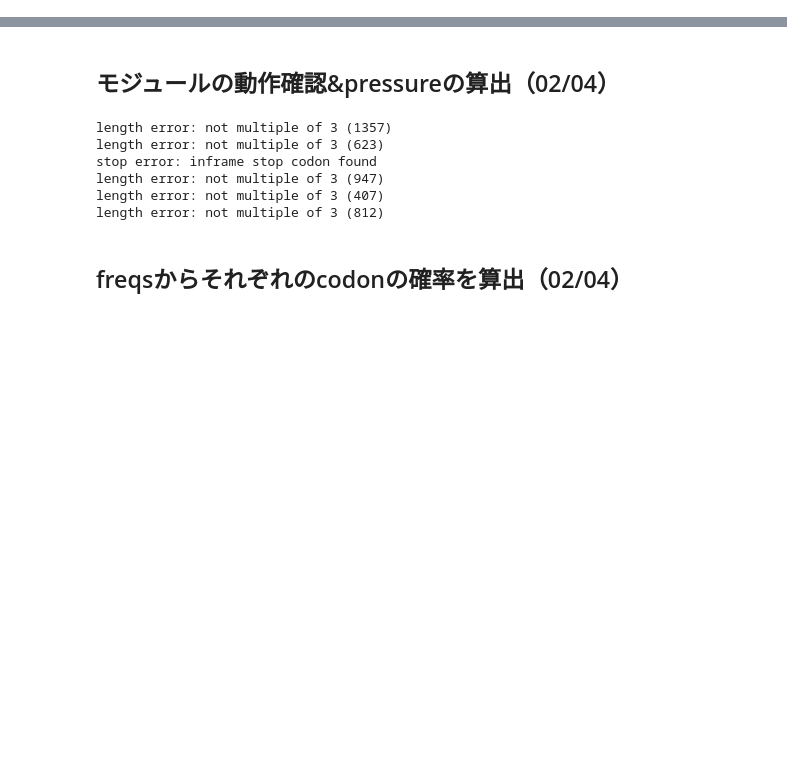
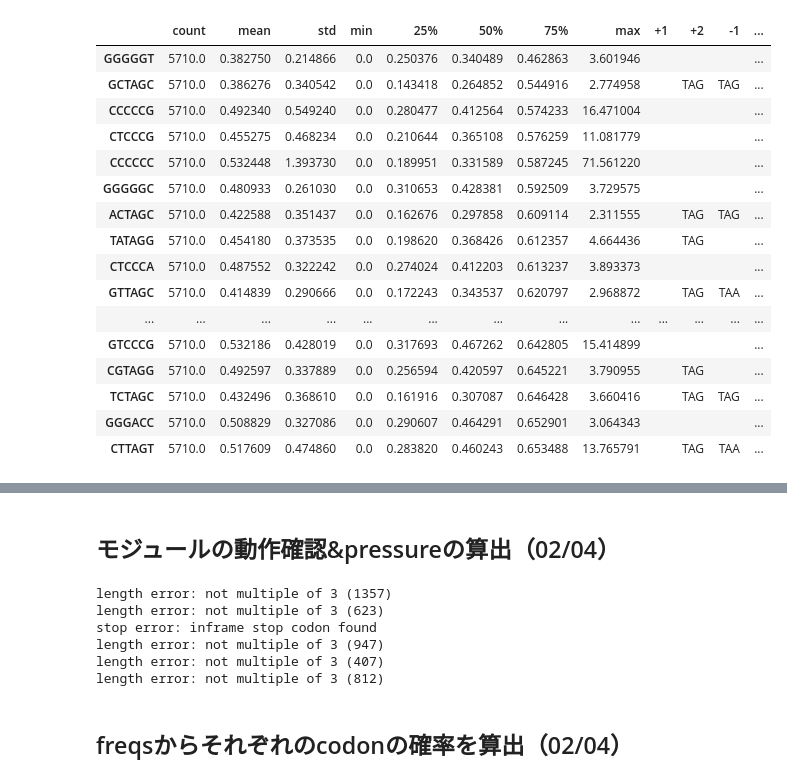
Before and after one commit to LaGuer/bicodon, a Jupyter notebook: freqs.ipynb, the cells around one changed output, grey strips where cells are left out. Cells and saved outputs as stored; diff of their text form; code cells hidden in the pictures; blank space fills up the shorter version.

```diff
--- a/freqs.ipynb
+++ b/freqs.ipynb
@@ -12,0 +101,20 @@ The autoreload extension is already loaded. To reload it, use:
+# %%
+top_df
+# %% [output]
+|  | count | mean | std | min | 25% | 50% | 75% | max | +1 | +2 | -1 | ... |
+| GGGGGT | 5710.0 | 0.382750 | 0.214866 | 0.0 | 0.250376 | 0.340489 | 0.462863 | 3.601946 |  |  |  | ... |
+| GCTAGC | 5710.0 | 0.386276 | 0.340542 | 0.0 | 0.143418 | 0.264852 | 0.544916 | 2.774958 |  | TAG | TAG | ... |
+| CCCCCG | 5710.0 | 0.492340 | 0.549240 | 0.0 | 0.280477 | 0.412564 | 0.574233 | 16.471004 |  |  |  | ... |
+| CTCCCG | 5710.0 | 0.455275 | 0.468234 | 0.0 | 0.210644 | 0.365108 | 0.576259 | 11.081779 |  |  |  | ... |
+| CCCCCC | 5710.0 | 0.532448 | 1.393730 | 0.0 | 0.189951 | 0.331589 | 0.587245 | 71.561220 |  |  |  | ... |
+| GGGGGC | 5710.0 | 0.480933 | 0.261030 | 0.0 | 0.310653 | 0.428381 | 0.592509 | 3.729575 |  |  |  | ... |
+| ACTAGC | 5710.0 | 0.422588 | 0.351437 | 0.0 | 0.162676 | 0.297858 | 0.609114 | 2.311555 |  | TAG | TAG | ... |
+| TATAGG | 5710.0 | 0.454180 | 0.373535 | 0.0 | 0.198620 | 0.368426 | 0.612357 | 4.664436 |  | TAG |  | ... |
+| CTCCCA | 5710.0 | 0.487552 | 0.322242 | 0.0 | 0.274024 | 0.412203 | 0.613237 | 3.893373 |  |  |  | ... |
+| GTTAGC | 5710.0 | 0.414839 | 0.290666 | 0.0 | 0.172243 | 0.343537 | 0.620797 | 2.968872 |  | TAG | TAA | ... |
+| ... | ... | ... | ... | ... | ... | ... | ... | ... | ... | ... | ... | ... |
+| GTCCCG | 5710.0 | 0.532186 | 0.428019 | 0.0 | 0.317693 | 0.467262 | 0.642805 | 15.414899 |  |  |  | ... |
+| CGTAGG | 5710.0 | 0.492597 | 0.337889 | 0.0 | 0.256594 | 0.420597 | 0.645221 | 3.790955 |  | TAG |  | ... |
+| TCTAGC | 5710.0 | 0.432496 | 0.368610 | 0.0 | 0.161916 | 0.307087 | 0.646428 | 3.660416 |  | TAG | TAG | ... |
+| GGGACC | 5710.0 | 0.508829 | 0.327086 | 0.0 | 0.290607 | 0.464291 | 0.652901 | 3.064343 |  |  |  | ... |
+| CTTAGT | 5710.0 | 0.517609 | 0.474860 | 0.0 | 0.283820 | 0.460243 | 0.653488 | 13.765791 |  | TAG | TAA | ... |
```
Also changed, not shown: parts of 25 cells of this notebook, 3 other files.
